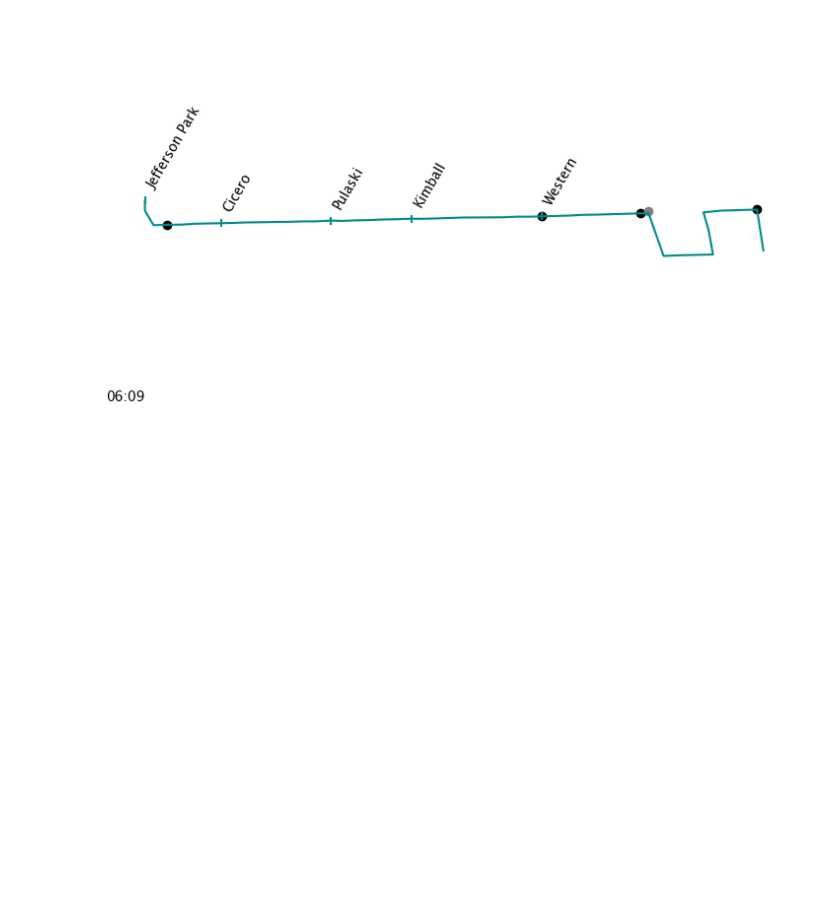
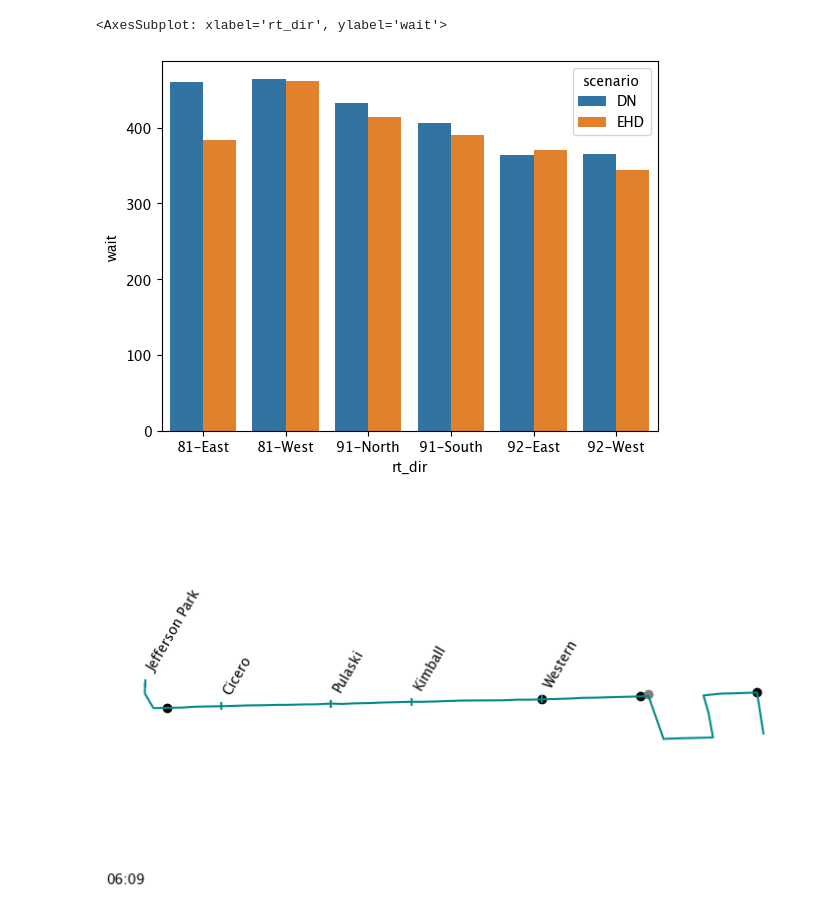
Before and after one commit to joerovar/transit-centric-smart-mobility-system, a Jupyter notebook: src/04_SIMULATION/playground.ipynb, the cells around one changed output. Drawn from its saved outputs; the diff is of its cells as text; code cells hidden in the pictures; blank space fills up the shorter version.

```diff
--- a/src/04_SIMULATION/playground.ipynb
+++ b/src/04_SIMULATION/playground.ipynb
@@ -42,0 +228,14 @@ while not done and i < 10000:
+# %%
+arr0 = 20300
+arr1 = 30000
+# %%
+def wait_t(df, st, et):
+    wdf = df[(df['arrival_time'] > st) & (df['arrival_time'] < et)].copy()
+    wdf['wait'] = wdf['boarding_time'] - wdf['arrival_time']
+    return wdf[['boarding_stop', 'alighting_stop', 'route_id', 'wait', 'direction']]
+# %%
+w1 = wait_t(pax1, arr0, arr1)
+w2 = wait_t(pax2, arr0, arr1)
+
+w1 = w1.groupby(['route_id', 'direction'])['wait'].mean().reset_index()
+w2 = w2.groupby(['route_id','direction'])['wait'].mean().reset_index()
@@ -42,0 +246,7 @@ while not done and i < 10000:
+# %%
+results = pd.concat([w1, w2], ignore_index=True)
+# %%
+sns.barplot(data=results, hue='scenario', y='wait', x='rt_dir')
+# %% [output]
+<AxesSubplot: xlabel='rt_dir', ylabel='wait'>
+[figure, added]
```
Also changed, not shown: parts of 21 cells of this notebook, 10 other files.
